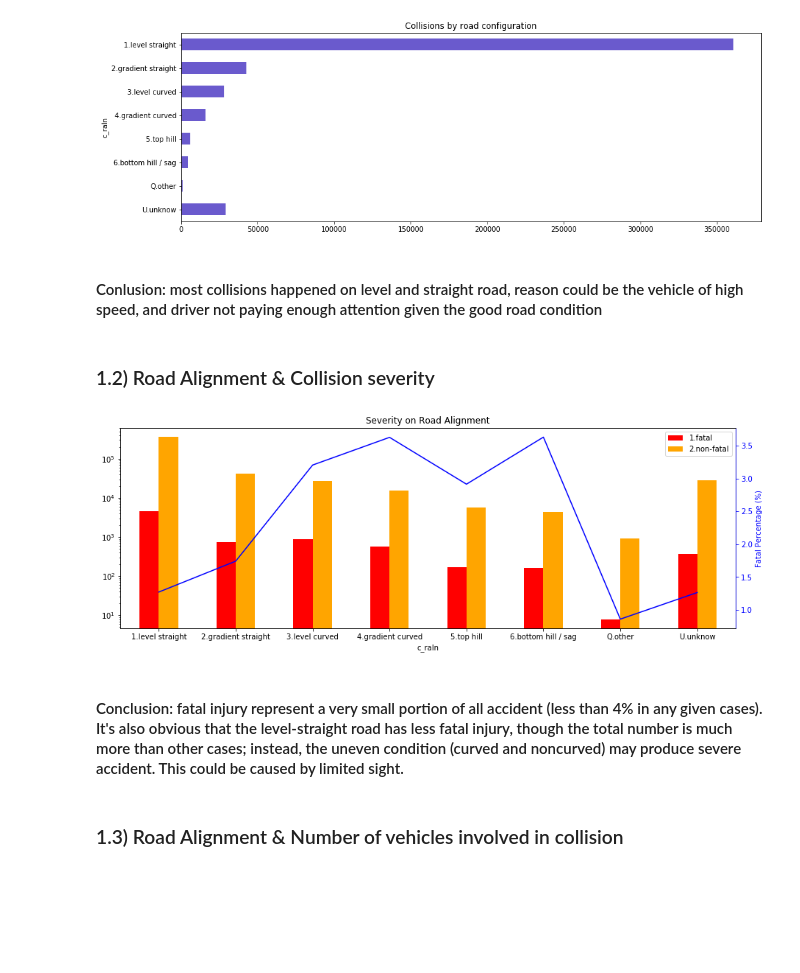
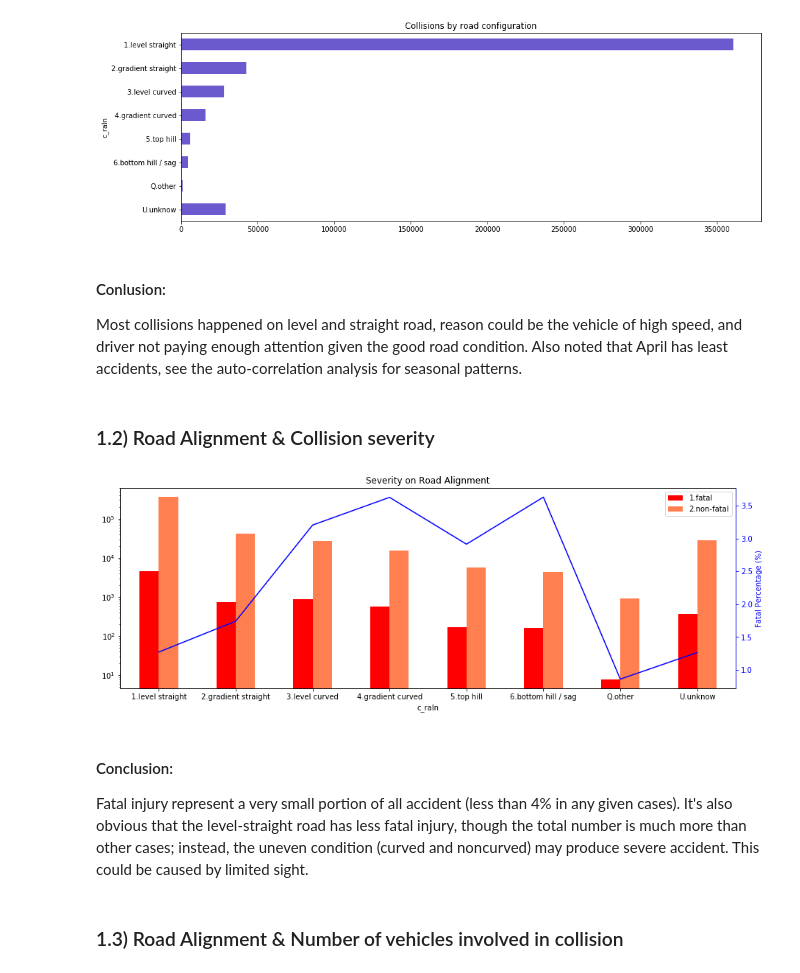
Before and after one commit to rynho/3250-G3, a Jupyter notebook: jupyterNB/G3_Project_Ryan.ipynb, the cells around one changed output. Drawn from its saved outputs; the diff is of its cells as text; code cells hidden in the pictures; blank space fills up the shorter version.

```diff
--- a/jupyterNB/G3_Project_Ryan.ipynb
+++ b/jupyterNB/G3_Project_Ryan.ipynb
@@ -216,7 +235,8 @@ plt.yticks(np.arange(0,8),c_raln[::-1]);
 # %% [output]
 [figure]
 # %% [markdown]
-#### Conlusion: most collisions happened on level and straight road, reason could be the vehicle of high speed, and driver not paying enough attention given the good road condition
+#### Conlusion:
+Most collisions happened on level and straight road, reason could be the vehicle of high speed, and driver not paying enough attention given the good road condition.  Also noted that April has least accidents, see the auto-correlation analysis for seasonal patterns.
 # %% [markdown]
 ### 1.2) Road Alignment & Collision severity
 # %%
@@ -228,27 +248,28 @@ df4 = df1.groupby(['c_raln','c_sev']).size().unstack()
 # %%
 #Plot the relationship between Severity and Road Alignment.
 
 #Create a twin y-axis plot area, and define axis parameters.
 fig,ax1 = plt.subplots()
 ax2 = ax1.twinx()
 ax2.set_ylabel('Fatal Percentage (%)')
 ax2.spines['right'].set_color('b')
 ax2.yaxis.label.set_color('b')
 ax2.tick_params(axis='y',colors='b')
 
 #Plot the new dataframe in logarithm, since the gap between numbers are huge.
-df4.plot(kind='bar',rot=0,logy=True,color=['red','orange'],figsize=(15,5),title='Severity on Road Alignment', ax=ax1)
+df4.plot(kind='bar',rot=0,logy=True,color=['red','coral'],figsize=(15,5),title='Severity on Road Alignment', ax=ax1)
 
 #Calculate the percentage of fatal injury in all accidents by different road alignment, and plot to right axis.
 se1 = df4[1]/(df4[1]+df4[2])*100
 se1.plot(color='b', ax=ax2)
 
 plt.xticks(np.arange(0,8),c_raln)
 ax1.legend(['1.fatal','2.non-fatal']);
 # %% [output]
-[figure, old version]
+[figure, new version]
 # %% [markdown]
-#### Conclusion: fatal injury represent a very small portion of all accident (less than 4% in any given cases).  It's also obvious that the level-straight road has less fatal injury, though the total number is much more than other cases; instead, the uneven condition (curved and noncurved) may produce severe accident.  This could be caused by limited sight.
+#### Conclusion:
+Fatal injury represent a very small portion of all accident (less than 4% in any given cases).  It's also obvious that the level-straight road has less fatal injury, though the total number is much more than other cases; instead, the uneven condition (curved and noncurved) may produce severe accident.  This could be caused by limited sight.
 # %% [markdown]
 ### 1.3) Road Alignment & Number of vehicles involved in collision
 # %%
```
Also changed, not shown: parts of 26 cells of this notebook.
